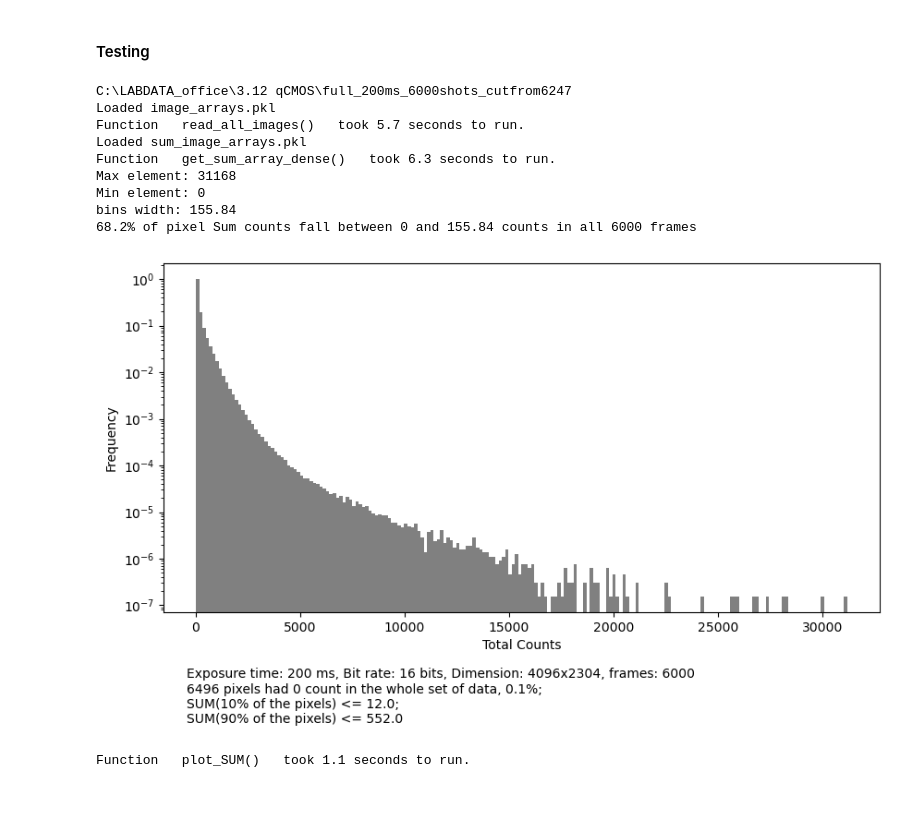
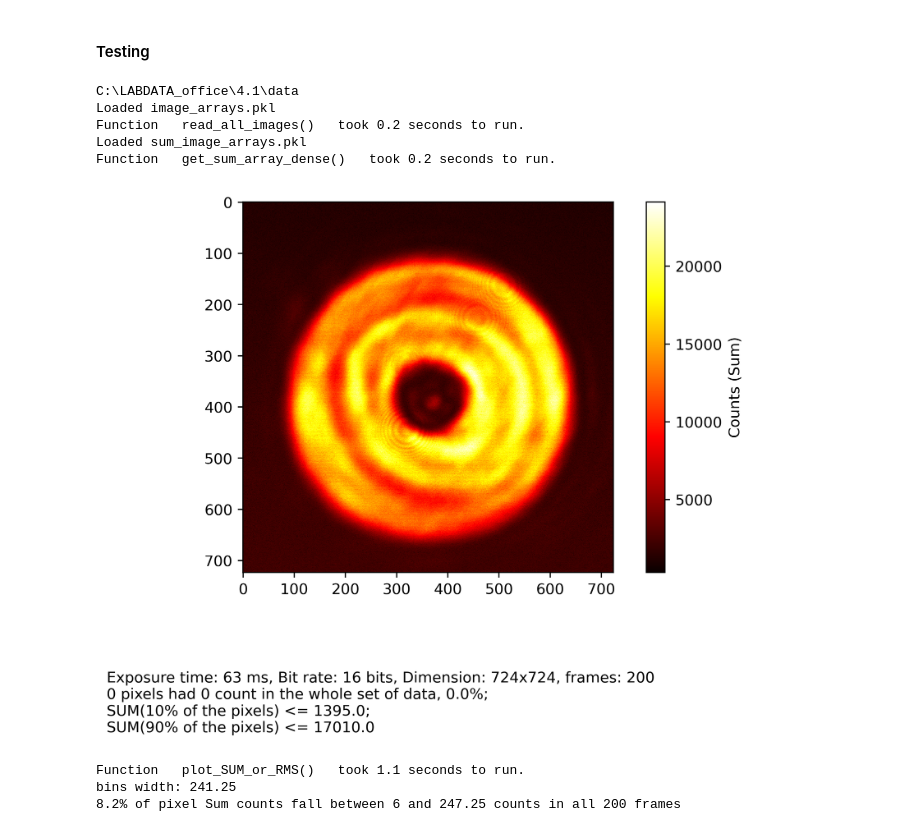
Before and after one commit to Siin42/qCMOS, a Jupyter notebook: sum_all_images.ipynb, the cells around one changed output. Saved outputs shown, nothing was run; the diff lists cells and outputs as text; code cells hidden in the pictures; blank space fills up the shorter version.

Commit message:
merged plot_SUM() and plot_RMS()

```diff
--- a/sum_all_images.ipynb
+++ b/sum_all_images.ipynb
@@ -140,31 +154,35 @@ def plot_SUM(sum_image_arrays, tiff_path, **kwargs):
 #### Testing
 # %%
 tiff_main_folder = 'C:\\LABDATA_office\\3.12 qCMOS'
+tiff_main_folder = 'C:\\LABDATA_office\\4.1'
+
+
 # tiff_path = tiff_main_folder + '\\full_1s_6000_shot'
 # tiff_path = tiff_main_folder + '\\full_frame_quick'
 # tiff_path = tiff_main_folder + '\\full_frame'
 # tiff_path = tiff_main_folder + '\\full_200ms_6247shots'
 # tiff_path = tiff_main_folder + '\\full_5s_2000shots'
 # tiff_path = tiff_main_folder + '\\full_5s_6000shots'
-tiff_path = tiff_main_folder + '\\full_200ms_6000shots_cutfrom6247'
+# tiff_path = tiff_main_folder + '\\full_200ms_6000shots_cutfrom6247'
 # tiff_path = tiff_main_folder + '\\full_200ms_2000shots_cutfrom6247'
+tiff_path = tiff_main_folder + '\\data'
 
 
 SUM_array = get_sum_array_dense(tiff_path, debugging=True)
-print('Max element:', SUM_array.max())
-print('Min element:', SUM_array.min())
+# print('Max element:', SUM_array.max())
+# print('Min element:', SUM_array.min())
 
 # plot_SUM(SUM_array, tiff_path, plot_type='heat', save=True, heatmap_max=240)
-plot_SUM(SUM_array, tiff_path, plot_type='bar', save=True, heatmap_max=240)
+# plot_SUM(SUM_array, tiff_path, plot_type='bar', save=True)
+plot_SUM_or_RMS(SUM_array, tiff_path, plot_type='heat', save=True, array_type='SUM', heatmap_max=None)
+plot_SUM_or_RMS(SUM_array, tiff_path, plot_type='bar', save=True, array_type='SUM')
 # %% [output]
-C:\LABDATA_office\3.12 qCMOS\full_200ms_6000shots_cutfrom6247
+C:\LABDATA_office\4.1\data
 Loaded image_arrays.pkl
-Function   read_all_images()   took 5.7 seconds to run.
+Function   read_all_images()   took 0.2 seconds to run.
 Loaded sum_image_arrays.pkl
-Function   get_sum_array_dense()   took 6.3 seconds to run.
-Max element: 31168
-Min element: 0
-bins width: 155.84
-68.2% of pixel Sum counts fall between 0 and 155.84 counts in all 6000 frames
+Function   get_sum_array_dense()   took 0.2 seconds to run.
-[figure, old version]
+[figure, new version]
-Function   plot_SUM()   took 1.1 seconds to run.
+Function   plot_SUM_or_RMS()   took 1.1 seconds to run.
+bins width: 241.25
+8.2% of pixel Sum counts fall between 6 and 247.25 counts in all 200 frames
```
Also changed, not shown: parts of 4 cells of this notebook, 2 other files.
